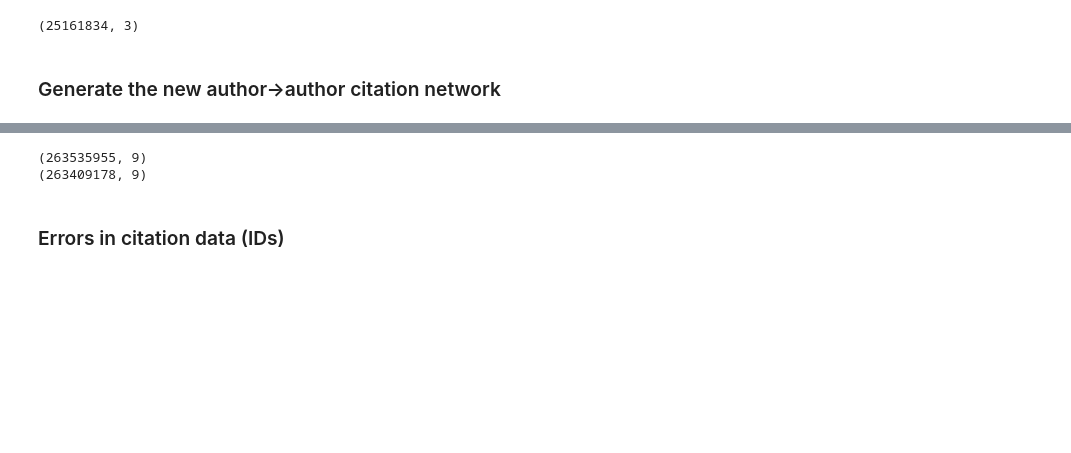
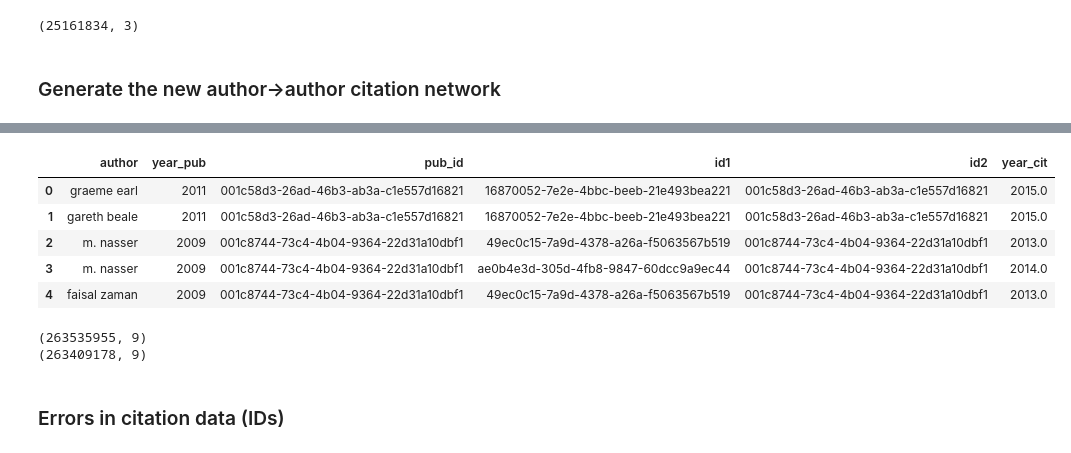
Before and after one commit to gesiscss/inequality, a Jupyter notebook: 1.Descriptive.ipynb, the cells around one changed output, grey strips where cells are left out. Saved outputs shown, nothing was run; the diff lists cells and outputs as text; code cells hidden in the pictures; blank space fills up the shorter version.

Commit message:
New notebook for data pre proc

```diff
--- a/1.Descriptive.ipynb
+++ b/1.Descriptive.ipynb
@@ -65,3 +65,6 @@ print(authorCitationsData.shape)
 paper_citation_count = authorCitationsData.groupby('id2')['id1'].count()
 # %% [markdown]
 ### Generate the new author->author citation network
+# %%
+final_citation_count_from_ids = authorPublicationData.merge(authorCitationsData, left_on='pub_id',
+                                                            right_on='id2', how='left', suffixes=('_pub', '_cit'))
@@ -83,3 +94,12 @@ paper_citation_count = authorCitationsData.groupby('id2')['id1'].count()
+# %%
+final_citation_count_from_ids.head()
+# %% [output]
+|  | author | year_pub | pub_id | id1 | id2 | year_cit |
+| 0 | graeme earl | 2011 | 001c58d3-26ad-46b3-ab3a-c1e557d16821 | 16870052-7e2e-4bbc-beeb-21e493bea221 | 001c58d3-26ad-46b3-ab3a-c1e557d16821 | 2015.0 |
+| 1 | gareth beale | 2011 | 001c58d3-26ad-46b3-ab3a-c1e557d16821 | 16870052-7e2e-4bbc-beeb-21e493bea221 | 001c58d3-26ad-46b3-ab3a-c1e557d16821 | 2015.0 |
+| 2 | m. nasser | 2009 | 001c8744-73c4-4b04-9364-22d31a10dbf1 | 49ec0c15-7a9d-4378-a26a-f5063567b519 | 001c8744-73c4-4b04-9364-22d31a10dbf1 | 2013.0 |
+| 3 | m. nasser | 2009 | 001c8744-73c4-4b04-9364-22d31a10dbf1 | ae0b4e3d-305d-4fb8-9847-60dcc9a9ec44 | 001c8744-73c4-4b04-9364-22d31a10dbf1 | 2014.0 |
+| 4 | faisal zaman | 2009 | 001c8744-73c4-4b04-9364-22d31a10dbf1 | 49ec0c15-7a9d-4378-a26a-f5063567b519 | 001c8744-73c4-4b04-9364-22d31a10dbf1 | 2013.0 |
 # %%
 # print(final_citation_count_from_ids.shape)
 # final_citation_count_from_ids.drop_duplicates(subset=['author_cited', 'pub_id_cited', 'pub_id_citing', 'author_citing'],
```
Also changed, not shown: parts of 8 cells of this notebook, 3 other files.
